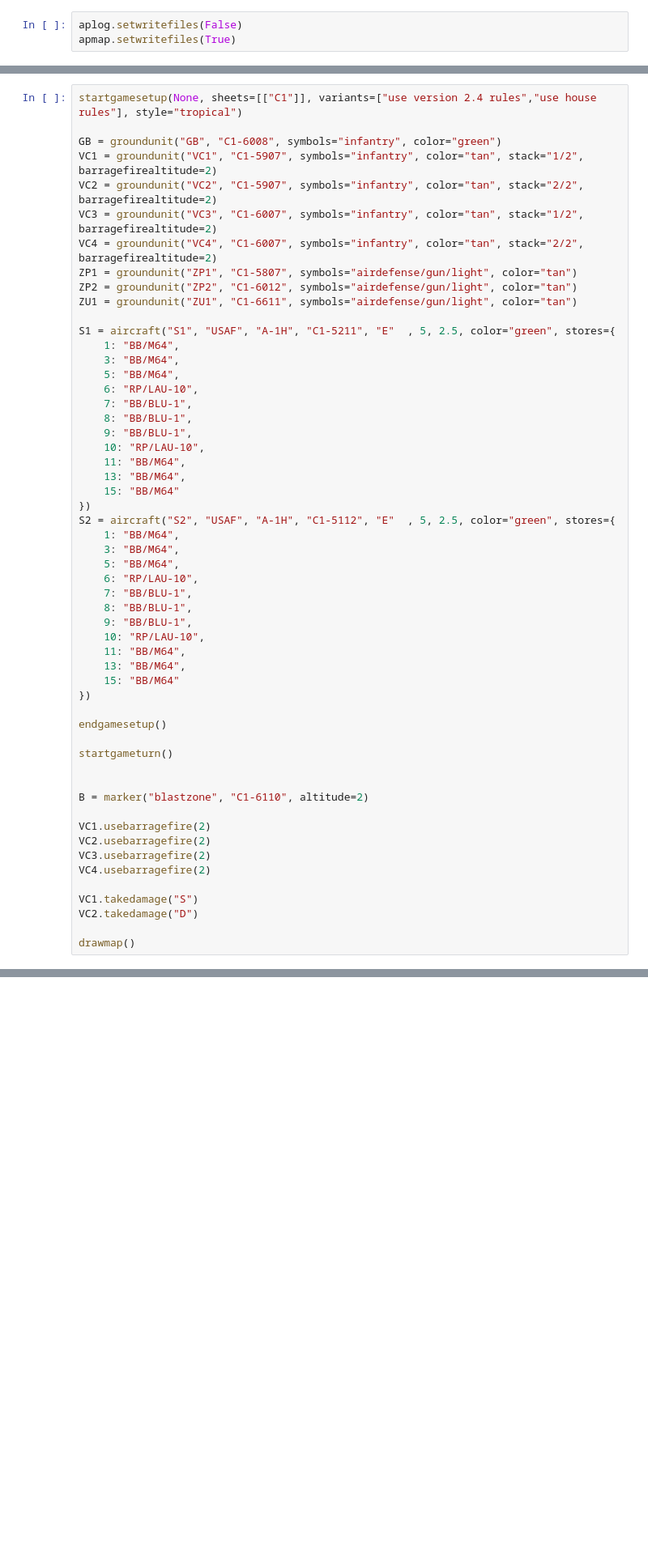
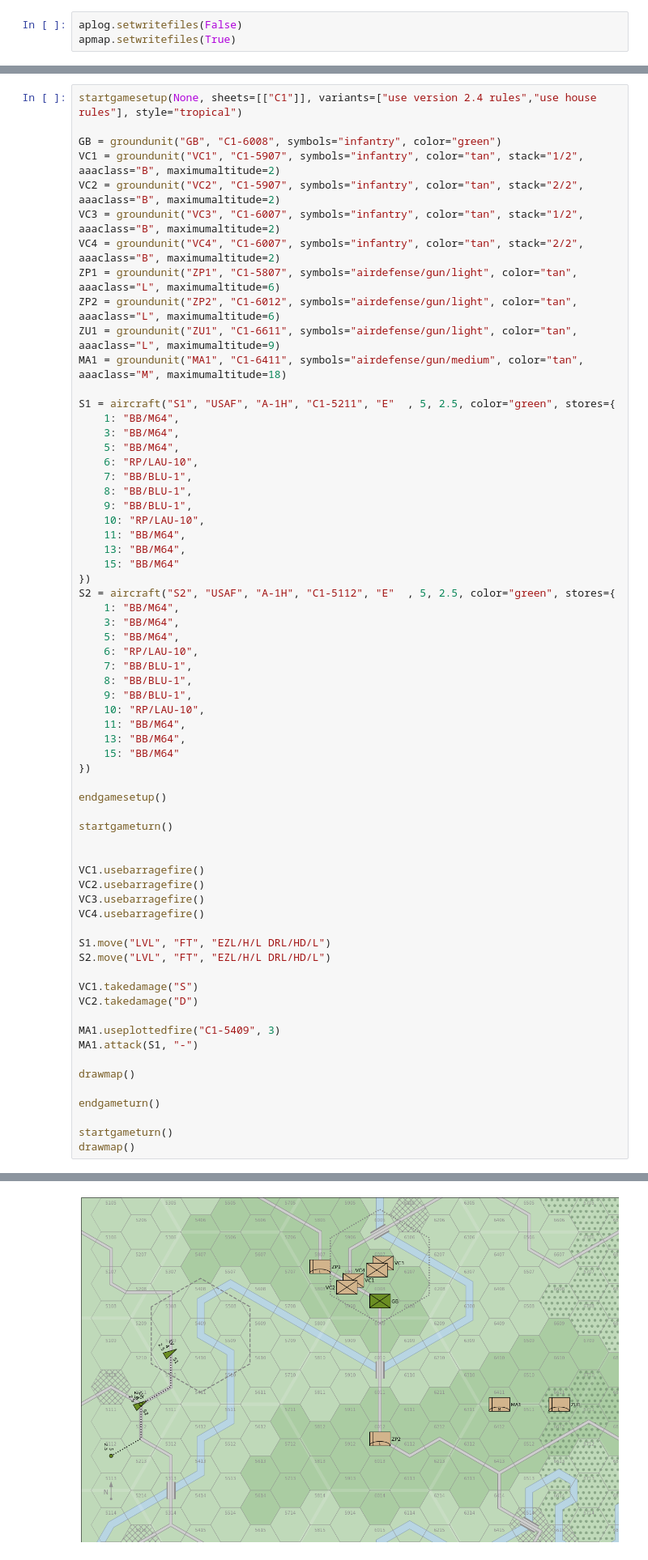
Before and after one commit to alanwatsonforster/glass, a Jupyter notebook: Tests.ipynb, the cells around one changed output, grey strips where cells are left out. Shown at 81% size. Saved outputs shown, nothing was run; the diff lists cells and outputs as text; blank space fills up the shorter version.

```diff
--- a/Tests.ipynb
+++ b/Tests.ipynb
@@ -85,13 +126,14 @@ groundunit("A", "C1-2110", "infantry")
 startgamesetup(None, sheets=[["C1"]], variants=["use version 2.4 rules","use house rules"], style="tropical")
 
 GB = groundunit("GB", "C1-6008", symbols="infantry", color="green")
-VC1 = groundunit("VC1", "C1-5907", symbols="infantry", color="tan", stack="1/2", barragefirealtitude=2)
-VC2 = groundunit("VC2", "C1-5907", symbols="infantry", color="tan", stack="2/2", barragefirealtitude=2)
-VC3 = groundunit("VC3", "C1-6007", symbols="infantry", color="tan", stack="1/2", barragefirealtitude=2)
-VC4 = groundunit("VC4", "C1-6007", symbols="infantry", color="tan", stack="2/2", barragefirealtitude=2)
-ZP1 = groundunit("ZP1", "C1-5807", symbols="airdefense/gun/light", color="tan")
-ZP2 = groundunit("ZP2", "C1-6012", symbols="airdefense/gun/light", color="tan")
-ZU1 = groundunit("ZU1", "C1-6611", symbols="airdefense/gun/light", color="tan")
+VC1 = groundunit("VC1", "C1-5907", symbols="infantry", color="tan", stack="1/2", aaaclass="B", maximumaltitude=2)
+VC2 = groundunit("VC2", "C1-5907", symbols="infantry", color="tan", stack="2/2", aaaclass="B", maximumaltitude=2)
+VC3 = groundunit("VC3", "C1-6007", symbols="infantry", color="tan", stack="1/2", aaaclass="B", maximumaltitude=2)
+VC4 = groundunit("VC4", "C1-6007", symbols="infantry", color="tan", stack="2/2", aaaclass="B", maximumaltitude=2)
+ZP1 = groundunit("ZP1", "C1-5807", symbols="airdefense/gun/light", color="tan", aaaclass="L", maximumaltitude=6)
+ZP2 = groundunit("ZP2", "C1-6012", symbols="airdefense/gun/light", color="tan", aaaclass="L", maximumaltitude=6)
+ZU1 = groundunit("ZU1", "C1-6611", symbols="airdefense/gun/light", color="tan", aaaclass="L", maximumaltitude=9)
+MA1 = groundunit("MA1", "C1-6411", symbols="airdefense/gun/medium", color="tan", aaaclass="M", maximumaltitude=18)
 
 S1 = aircraft("S1", "USAF", "A-1H", "C1-5211", "E"  , 5, 2.5, color="green", stores={
     1: "BB/M64",
@@ -125,14 +167,24 @@ endgamesetup()
 startgameturn()
 
 
-B = marker("blastzone", "C1-6110", altitude=2)
+VC1.usebarragefire()
+VC2.usebarragefire()
+VC3.usebarragefire()
+VC4.usebarragefire()
 
-VC1.usebarragefire(2)
-VC2.usebarragefire(2)
-VC3.usebarragefire(2)
-VC4.usebarragefire(2)
+S1.move("LVL", "FT", "EZL/H/L DRL/HD/L")
+S2.move("LVL", "FT", "EZL/H/L DRL/HD/L")
 
 VC1.takedamage("S")
 VC2.takedamage("D")
 
+MA1.useplottedfire("C1-5409", 3)
+MA1.attack(S1, "-")
+
 drawmap()
+
+endgameturn()
+
+startgameturn()
+drawmap()
+# %% [output]
@@ -138,0 +208 @@ drawmap()
+[figure, added]
```
Also changed, not shown: parts of 5 cells of this notebook, 2 other files.
